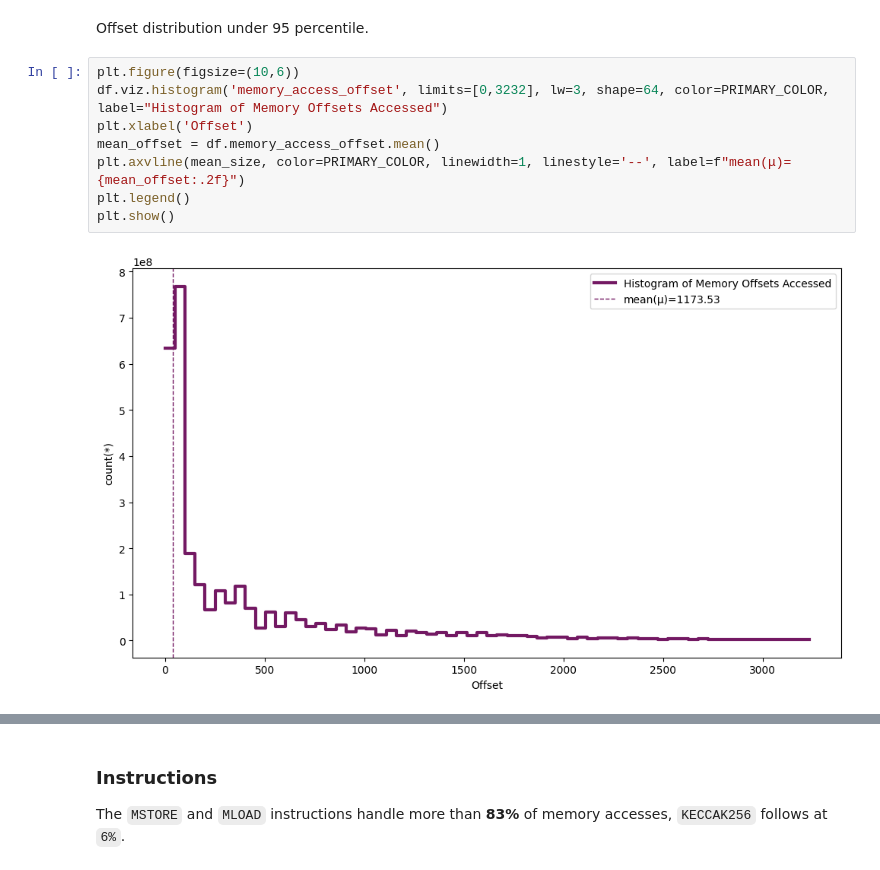
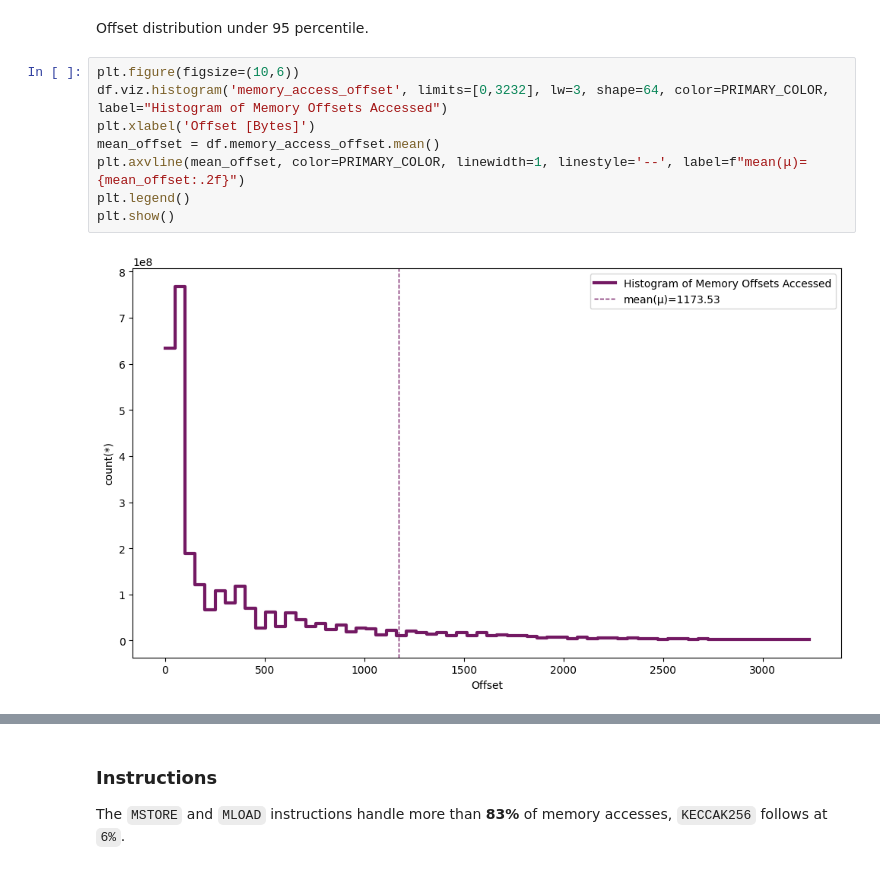
Before and after one commit to raxhvl/evm-memory-analysis, a Jupyter notebook: evm-memory-analysis.ipynb, the cells around one changed output, grey strips where cells are left out. Drawn from its saved outputs; the diff is of its cells as text.

Commit message:
✨ feat: Analysis: Offset

```diff
--- a/evm-memory-analysis.ipynb
+++ b/evm-memory-analysis.ipynb
@@ -132,10 +132,10 @@ Offset distribution under 95 percentile.
 # %%
 plt.figure(figsize=(10,6))
 df.viz.histogram('memory_access_offset', limits=[0,3232], lw=3, shape=64, color=PRIMARY_COLOR, label="Histogram of Memory Offsets Accessed")
-plt.xlabel('Offset')
+plt.xlabel('Offset [Bytes]')
 mean_offset = df.memory_access_offset.mean()
-plt.axvline(mean_size, color=PRIMARY_COLOR, linewidth=1, linestyle='--', label=f"mean(μ)={mean_offset:.2f}")
+plt.axvline(mean_offset, color=PRIMARY_COLOR, linewidth=1, linestyle='--', label=f"mean(μ)={mean_offset:.2f}")
 plt.legend()
 plt.show()
 # %% [output]
-[figure, old version]
+[figure, new version]
```
Also changed, not shown: parts of 4 cells of this notebook.
